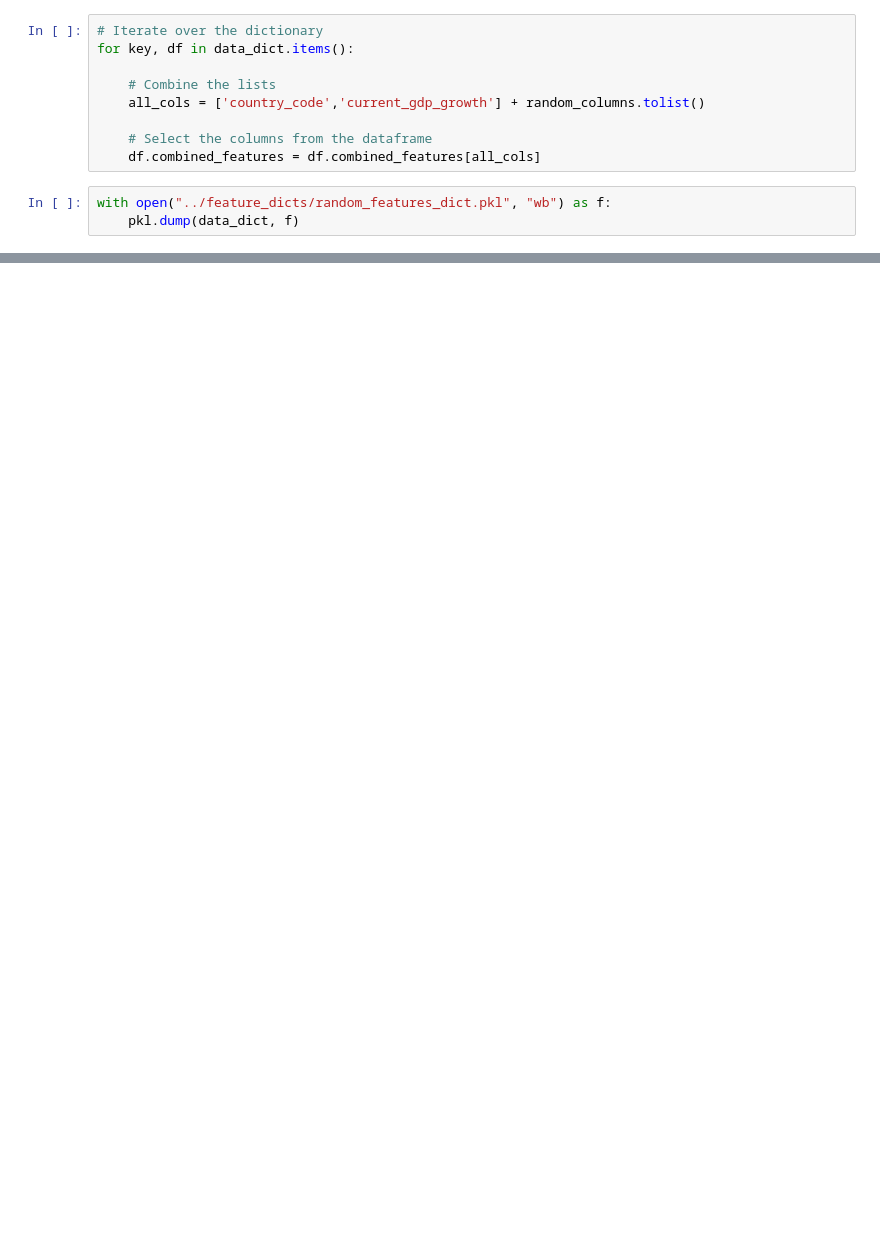
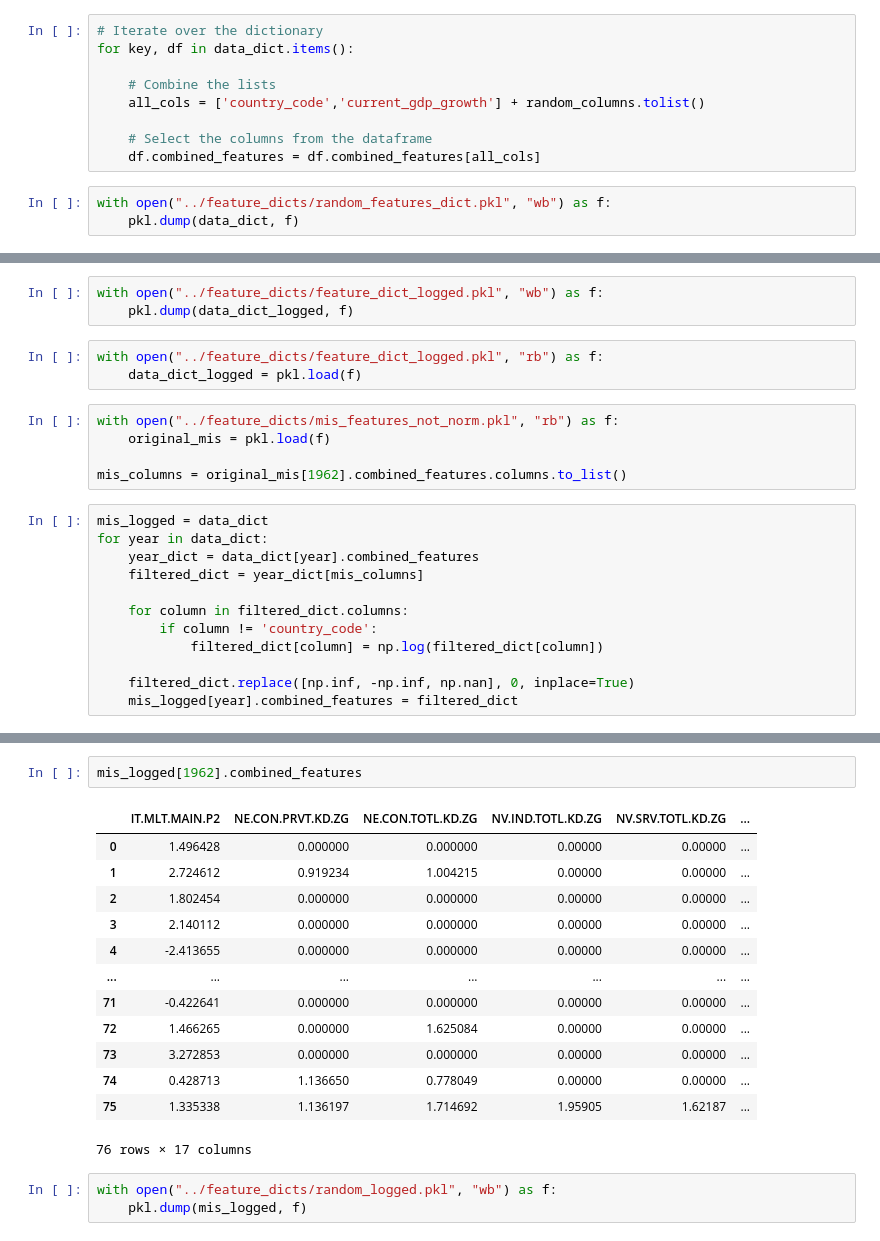
Before and after one commit to soschuetze/Trade-GNN-ChangePoint, a Jupyter notebook: notebooks/create_features_dict.ipynb, the cells around one changed output, grey strips where cells are left out. Cells and saved outputs as stored; diff of their text form; blank space fills up the shorter version.

```diff
--- a/notebooks/create_features_dict.ipynb
+++ b/notebooks/create_features_dict.ipynb
@@ -435,0 +545,23 @@ with open("../feature_dicts/random_features_dict.pkl", "wb") as f:
+# %%
+with open("../feature_dicts/feature_dict_logged.pkl", "wb") as f:
+    pkl.dump(data_dict_logged, f)
+# %%
+with open("../feature_dicts/feature_dict_logged.pkl", "rb") as f:
+    data_dict_logged = pkl.load(f)
+# %%
+with open("../feature_dicts/mis_features_not_norm.pkl", "rb") as f:
+    original_mis = pkl.load(f)
+
+mis_columns = original_mis[1962].combined_features.columns.to_list()
+# %%
+mis_logged = data_dict
+for year in data_dict:
+    year_dict = data_dict[year].combined_features
+    filtered_dict = year_dict[mis_columns]
+
+    for column in filtered_dict.columns:
+        if column != 'country_code':
+            filtered_dict[column] = np.log(filtered_dict[column])
+
+    filtered_dict.replace([np.inf, -np.inf, np.nan], 0, inplace=True)
+    mis_logged[year].combined_features = filtered_dict
@@ -435,0 +586,19 @@ with open("../feature_dicts/random_features_dict.pkl", "wb") as f:
+# %%
+mis_logged[1962].combined_features
+# %% [output]
+|  | IT.MLT.MAIN.P2 | NE.CON.PRVT.KD.ZG | NE.CON.TOTL.KD.ZG | NV.IND.TOTL.KD.ZG | NV.SRV.TOTL.KD.ZG | ... |
+| 0 | 1.496428 | 0.000000 | 0.000000 | 0.00000 | 0.00000 | ... |
+| 1 | 2.724612 | 0.919234 | 1.004215 | 0.00000 | 0.00000 | ... |
+| 2 | 1.802454 | 0.000000 | 0.000000 | 0.00000 | 0.00000 | ... |
+| 3 | 2.140112 | 0.000000 | 0.000000 | 0.00000 | 0.00000 | ... |
+| 4 | -2.413655 | 0.000000 | 0.000000 | 0.00000 | 0.00000 | ... |
+| ... | ... | ... | ... | ... | ... | ... |
+| 71 | -0.422641 | 0.000000 | 0.000000 | 0.00000 | 0.00000 | ... |
+| 72 | 1.466265 | 0.000000 | 1.625084 | 0.00000 | 0.00000 | ... |
+| 73 | 3.272853 | 0.000000 | 0.000000 | 0.00000 | 0.00000 | ... |
+| 74 | 0.428713 | 1.136650 | 0.778049 | 0.00000 | 0.00000 | ... |
+| 75 | 1.335338 | 1.136197 | 1.714692 | 1.95905 | 1.62187 | ... |
+76 rows × 17 columns
+# %%
+with open("../feature_dicts/random_logged.pkl", "wb") as f:
+    pkl.dump(mis_logged, f)
```
Also changed, not shown: parts of 19 cells of this notebook, 9 other files.
